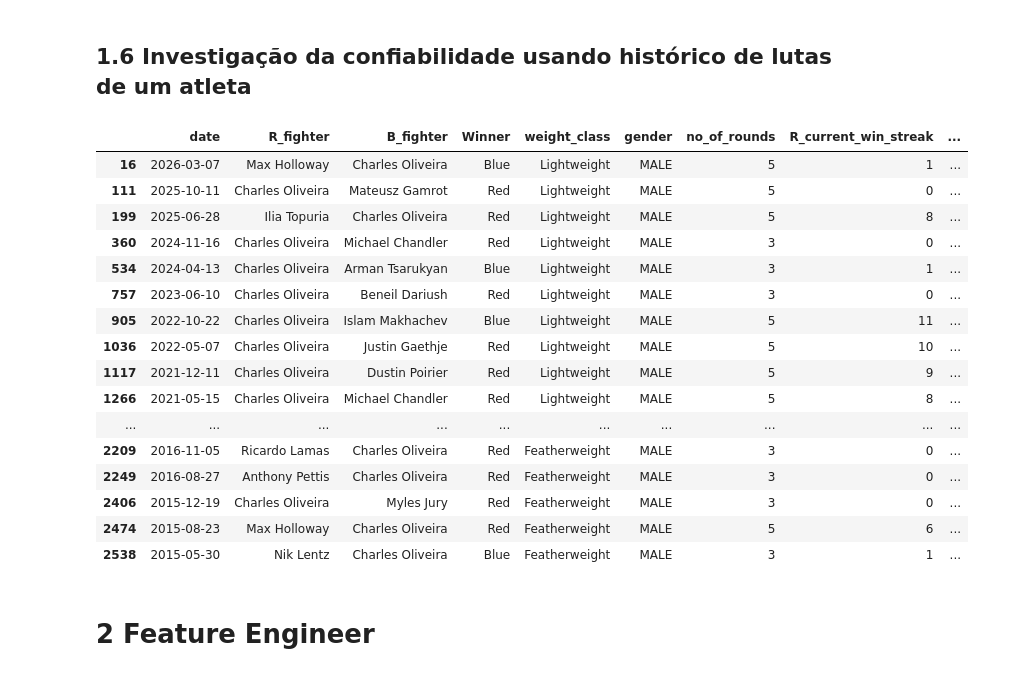
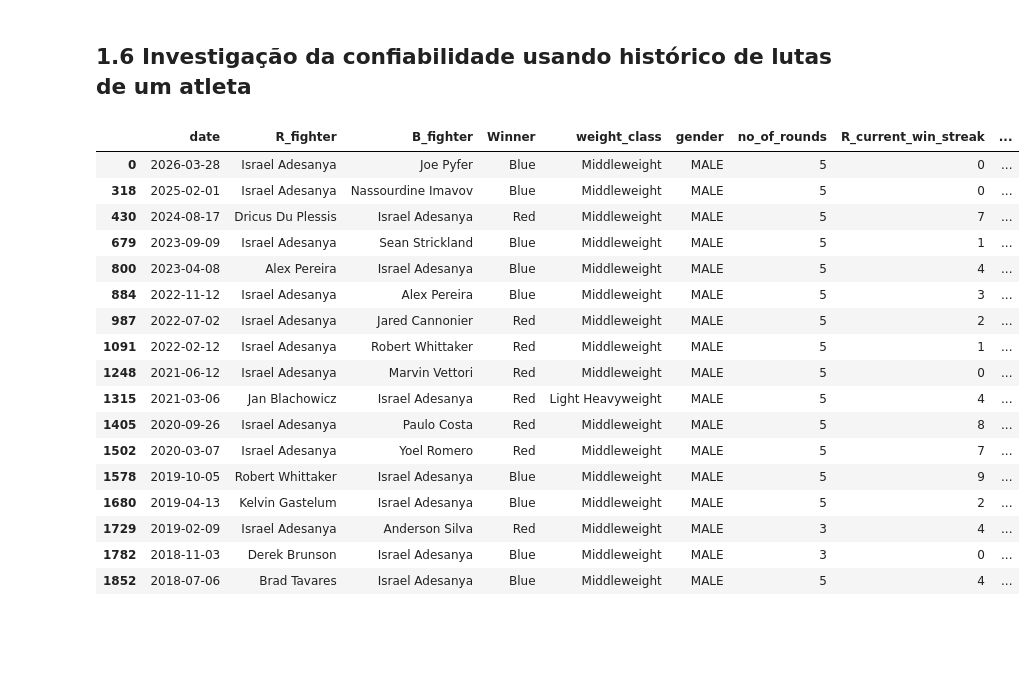
Before and after one commit to joaopjpc/UFSCIENCE, a Jupyter notebook: UFC_EDA_clean_data.ipynb, the cells around one changed output. Saved outputs shown, nothing was run; the diff lists cells and outputs as text; code cells hidden in the pictures; blank space fills up the shorter version.

Commit message:
investigando confiabilidade de estatisticas com adesanya

```diff
--- a/UFC_EDA_clean_data.ipynb
+++ b/UFC_EDA_clean_data.ipynb
@@ -269,35 +269,33 @@ faltantes.query('qtd_faltante > 0')
 # %%
 adesanya_fights = df[
     (df['R_fighter'] == 'Israel Adesanya') |
     (df['B_fighter'] == 'Israel Adesanya')
 ]
 
 
 charles_oliveira_fights = df[
     (df['R_fighter'] == 'Charles Oliveira') |
     (df['B_fighter'] == 'Charles Oliveira')
 ]
 
 
-
-charles_oliveira_fights
+adesanya_fights
 # %% [output]
 |  | date | R_fighter | B_fighter | Winner | weight_class | gender | no_of_rounds | R_current_win_streak | ... |
-| 16 | 2026-03-07 | Max Holloway | Charles Oliveira | Blue | Lightweight | MALE | 5 | 1 | ... |
-| 111 | 2025-10-11 | Charles Oliveira | Mateusz Gamrot | Red | Lightweight | MALE | 5 | 0 | ... |
-| 199 | 2025-06-28 | Ilia Topuria | Charles Oliveira | Red | Lightweight | MALE | 5 | 8 | ... |
-| 360 | 2024-11-16 | Charles Oliveira | Michael Chandler | Red | Lightweight | MALE | 3 | 0 | ... |
-| 534 | 2024-04-13 | Charles Oliveira | Arman Tsarukyan | Blue | Lightweight | MALE | 3 | 1 | ... |
-| 757 | 2023-06-10 | Charles Oliveira | Beneil Dariush | Red | Lightweight | MALE | 3 | 0 | ... |
-| 905 | 2022-10-22 | Charles Oliveira | Islam Makhachev | Blue | Lightweight | MALE | 5 | 11 | ... |
-| 1036 | 2022-05-07 | Charles Oliveira | Justin Gaethje | Red | Lightweight | MALE | 5 | 10 | ... |
-| 1117 | 2021-12-11 | Charles Oliveira | Dustin Poirier | Red | Lightweight | MALE | 5 | 9 | ... |
-| 1266 | 2021-05-15 | Charles Oliveira | Michael Chandler | Red | Lightweight | MALE | 5 | 8 | ... |
-| ... | ... | ... | ... | ... | ... | ... | ... | ... | ... |
-| 2209 | 2016-11-05 | Ricardo Lamas | Charles Oliveira | Red | Featherweight | MALE | 3 | 0 | ... |
-| 2249 | 2016-08-27 | Anthony Pettis | Charles Oliveira | Red | Featherweight | MALE | 3 | 0 | ... |
-| 2406 | 2015-12-19 | Charles Oliveira | Myles Jury | Red | Featherweight | MALE | 3 | 0 | ... |
-| 2474 | 2015-08-23 | Max Holloway | Charles Oliveira | Red | Featherweight | MALE | 5 | 6 | ... |
-| 2538 | 2015-05-30 | Nik Lentz | Charles Oliveira | Blue | Featherweight | MALE | 3 | 1 | ... |
+| 0 | 2026-03-28 | Israel Adesanya | Joe Pyfer | Blue | Middleweight | MALE | 5 | 0 | ... |
+| 318 | 2025-02-01 | Israel Adesanya | Nassourdine Imavov | Blue | Middleweight | MALE | 5 | 0 | ... |
+| 430 | 2024-08-17 | Dricus Du Plessis | Israel Adesanya | Red | Middleweight | MALE | 5 | 7 | ... |
+| 679 | 2023-09-09 | Israel Adesanya | Sean Strickland | Blue | Middleweight | MALE | 5 | 1 | ... |
+| 800 | 2023-04-08 | Alex Pereira | Israel Adesanya | Blue | Middleweight | MALE | 5 | 4 | ... |
+| 884 | 2022-11-12 | Israel Adesanya | Alex Pereira | Blue | Middleweight | MALE | 5 | 3 | ... |
+| 987 | 2022-07-02 | Israel Adesanya | Jared Cannonier | Red | Middleweight | MALE | 5 | 2 | ... |
+| 1091 | 2022-02-12 | Israel Adesanya | Robert Whittaker | Red | Middleweight | MALE | 5 | 1 | ... |
+| 1248 | 2021-06-12 | Israel Adesanya | Marvin Vettori | Red | Middleweight | MALE | 5 | 0 | ... |
+| 1315 | 2021-03-06 | Jan Blachowicz | Israel Adesanya | Red | Light Heavyweight | MALE | 5 | 4 | ... |
+| 1405 | 2020-09-26 | Israel Adesanya | Paulo Costa | Red | Middleweight | MALE | 5 | 8 | ... |
+| 1502 | 2020-03-07 | Israel Adesanya | Yoel Romero | Red | Middleweight | MALE | 5 | 7 | ... |
+| 1578 | 2019-10-05 | Robert Whittaker | Israel Adesanya | Blue | Middleweight | MALE | 5 | 9 | ... |
+| 1680 | 2019-04-13 | Kelvin Gastelum | Israel Adesanya | Blue | Middleweight | MALE | 5 | 2 | ... |
+| 1729 | 2019-02-09 | Israel Adesanya | Anderson Silva | Red | Middleweight | MALE | 3 | 4 | ... |
+| 1782 | 2018-11-03 | Derek Brunson | Israel Adesanya | Blue | Middleweight | MALE | 3 | 0 | ... |
+| 1852 | 2018-07-06 | Brad Tavares | Israel Adesanya | Blue | Middleweight | MALE | 5 | 4 | ... |
-# %% [markdown]
-# 2 Feature Engineer
```
Also changed, not shown: parts of 6 cells of this notebook.
